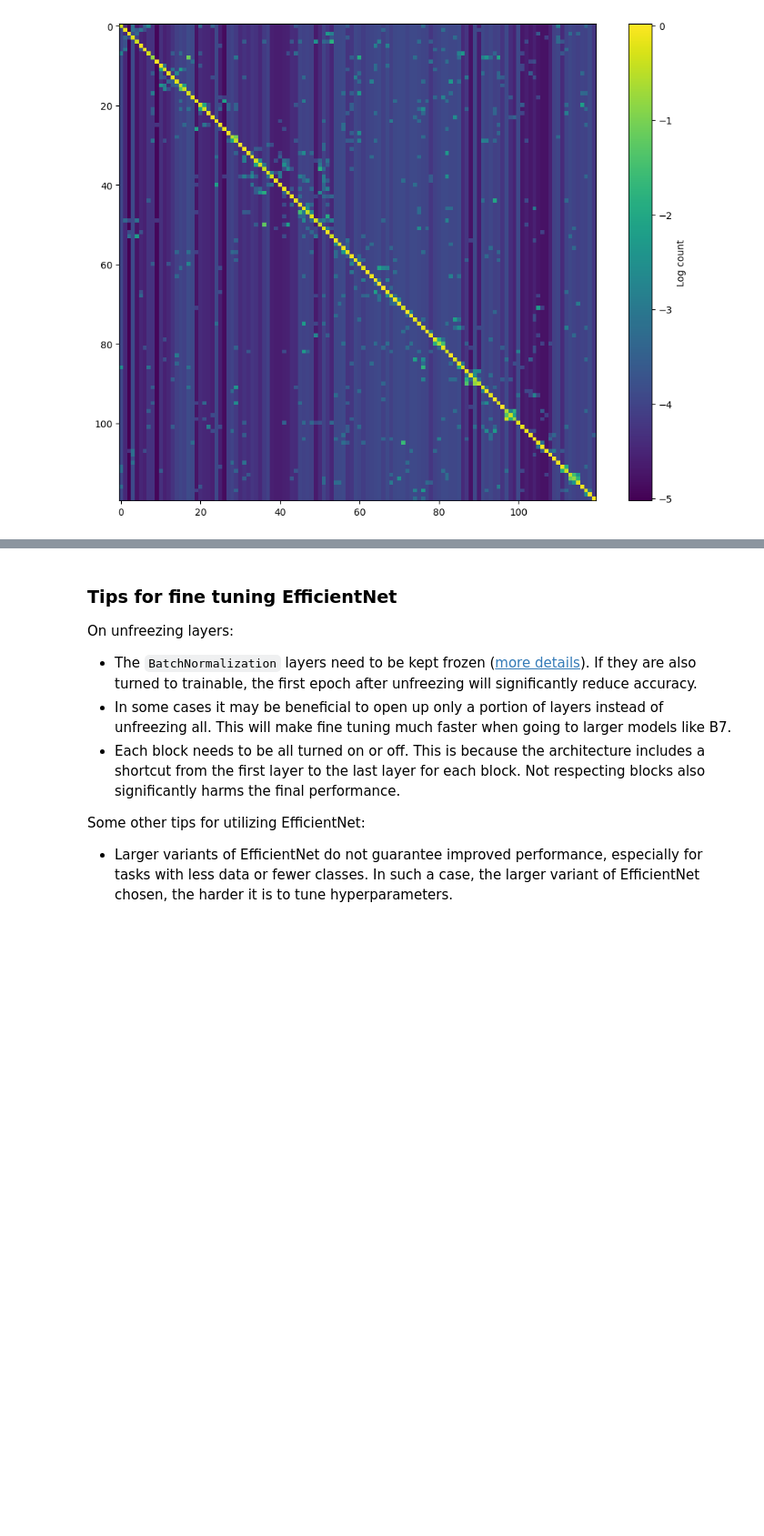
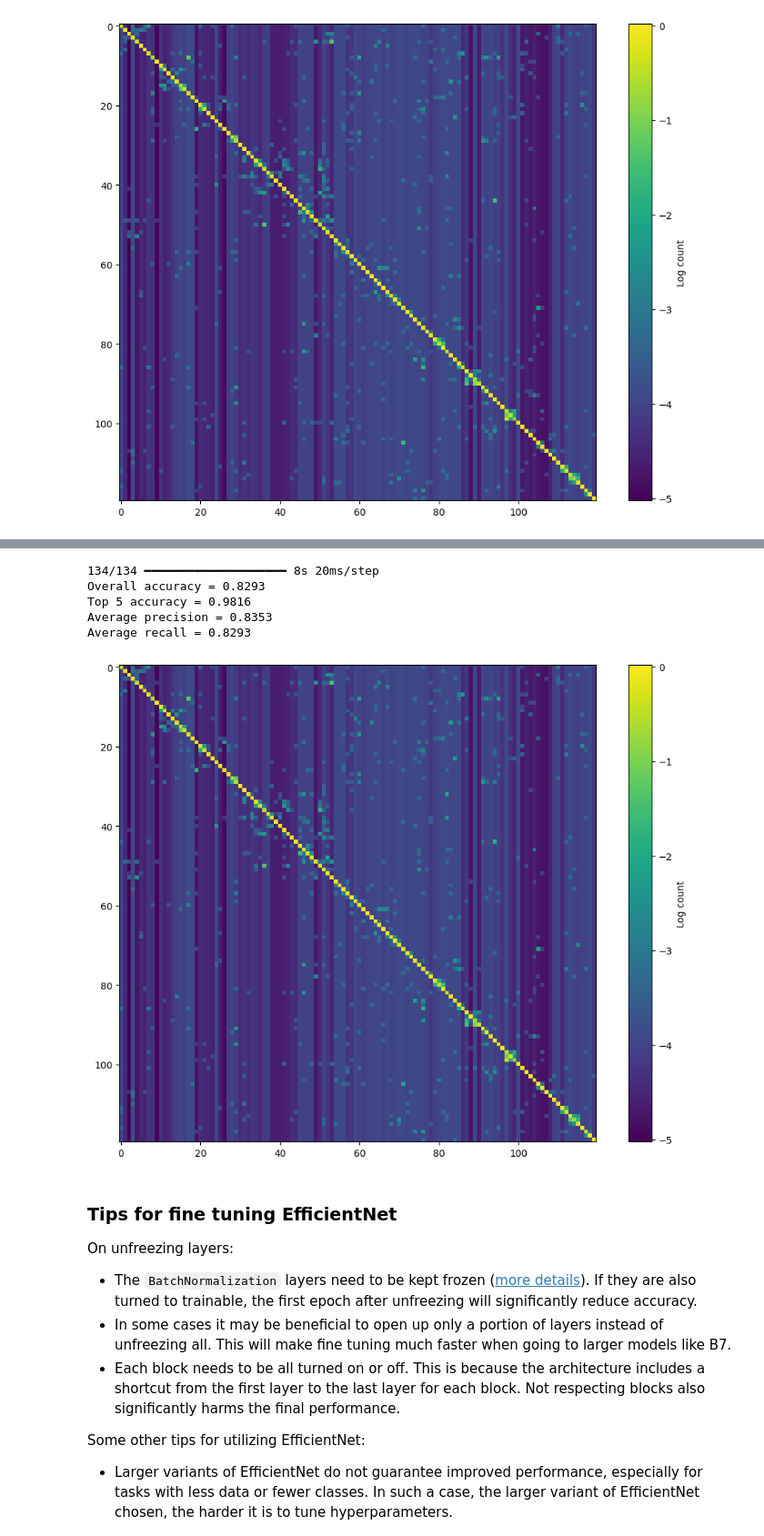
Before and after one commit to e-shevchuk/CSCI-E25, a Jupyter notebook: examples/vision/ipynb/image_classification_efficientnet_fine_tuning.ipynb, the cells around one changed output, grey strips where cells are left out. Shown at 91% size. Drawn from its saved outputs; the diff is of its cells as text; code cells hidden in the pictures; blank space fills up the shorter version.

```diff
--- a/examples/vision/ipynb/image_classification_efficientnet_fine_tuning.ipynb
+++ b/examples/vision/ipynb/image_classification_efficientnet_fine_tuning.ipynb
@@ -651,3 +661,13 @@ Epoch 4/4
+# %%
+predicted = print_model_performance(test_labels, model)
+plot_confusion_matrix(test_labels, predicted)
+# %% [output]
+134/134 ━━━━━━━━━━━━━━━━━━━━ 8s 20ms/step
+Overall accuracy = 0.8293
+Top 5 accuracy = 0.9816
+Average precision = 0.8353
+Average recall = 0.8293
+[figure, added]
 # %% [markdown]
 ### Tips for fine tuning EfficientNet
 
```
Also changed, not shown: parts of 2 cells of this notebook.
